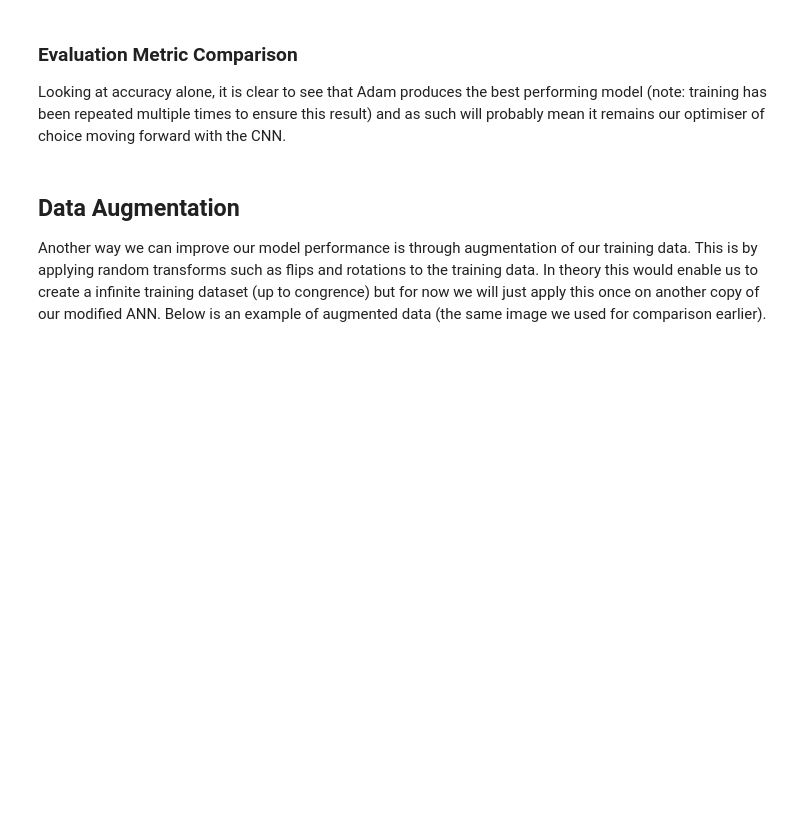
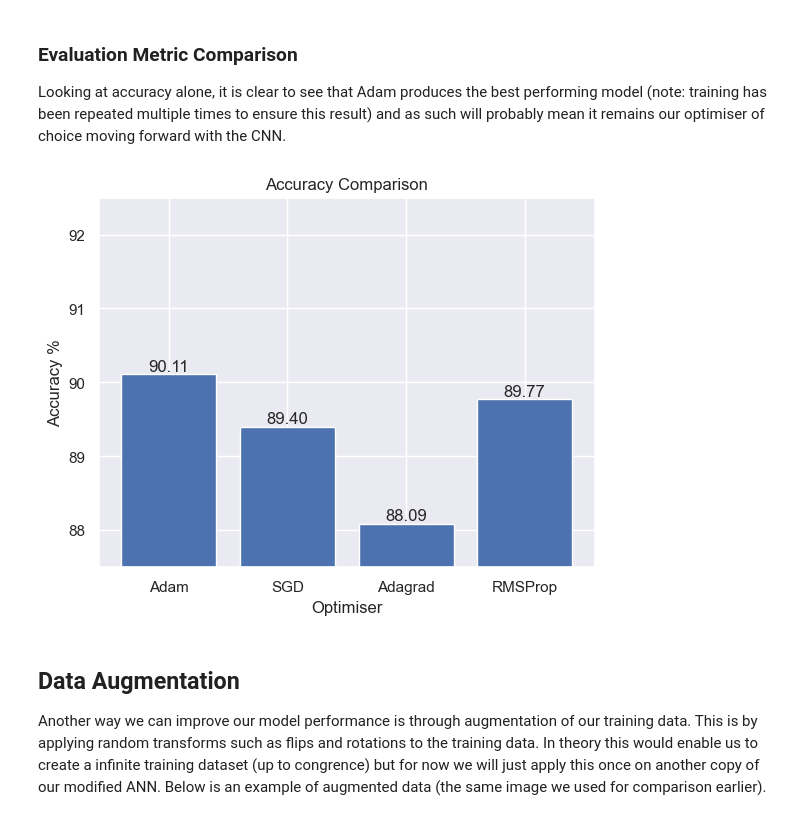
Before and after one commit to amjvl-git/csip-5103-coursework-2025-miloshkii, a Jupyter notebook: P2963116/P2963116_MylesWheatley.ipynb, the cells around one changed output. Saved outputs shown, nothing was run; the diff lists cells and outputs as text; code cells hidden in the pictures; blank space fills up the shorter version.

```diff
--- a/P2963116/P2963116_MylesWheatley.ipynb
+++ b/P2963116/P2963116_MylesWheatley.ipynb
@@ -682,14 +710,16 @@ Looking at accuracy alone, it is clear to see that Adam produces the best perfor
 # %%
 # Test performance comparison
 x = ["Adam", "SGD", "Adagrad", "RMSProp"]
 accuracy_data = [dropout_test_accuracy,SGD_test_accuracy,adagrad_test_accuracy,RMS_test_accuracy]
 barchart = plt.bar(x, accuracy_data)
 plt.bar_label(barchart, fmt="{:.2f}")
-plt.ylim(87.5, 90)
+plt.ylim(87.5, 92.5)
 plt.xlabel("Optimiser")
 plt.ylabel("Accuracy %")
 plt.title("Accuracy Comparison")
 plt.show()
+# %% [output]
+[figure, added]
 # %% [markdown]
 ## Data Augmentation
 Another way we can improve our model performance is through augmentation of our training data. This is by applying random transforms such as flips and rotations to the training data. In theory this would enable us to create a infinite training dataset (up to congrence) but for now we will just apply this once on another copy of our modified ANN. Below is an example of augmented data (the same image we used for comparison earlier).
```
Also changed, not shown: parts of 24 cells of this notebook, 7 other files.
